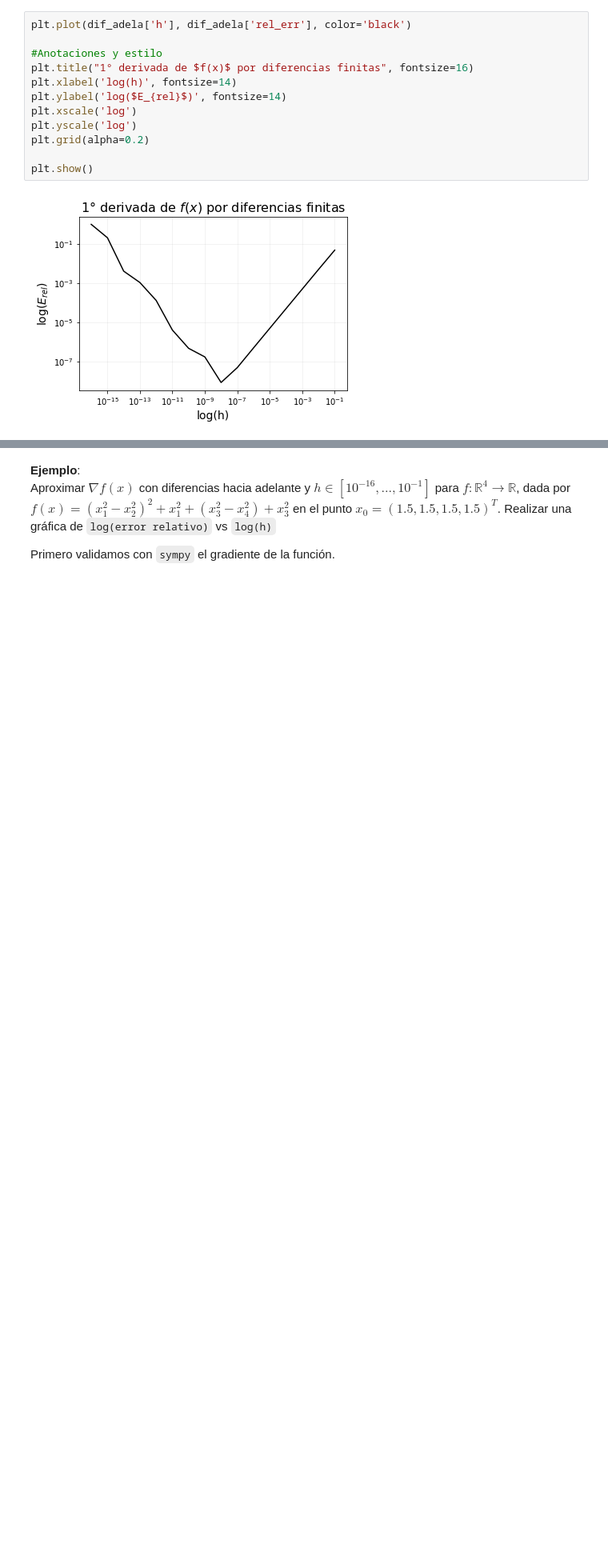
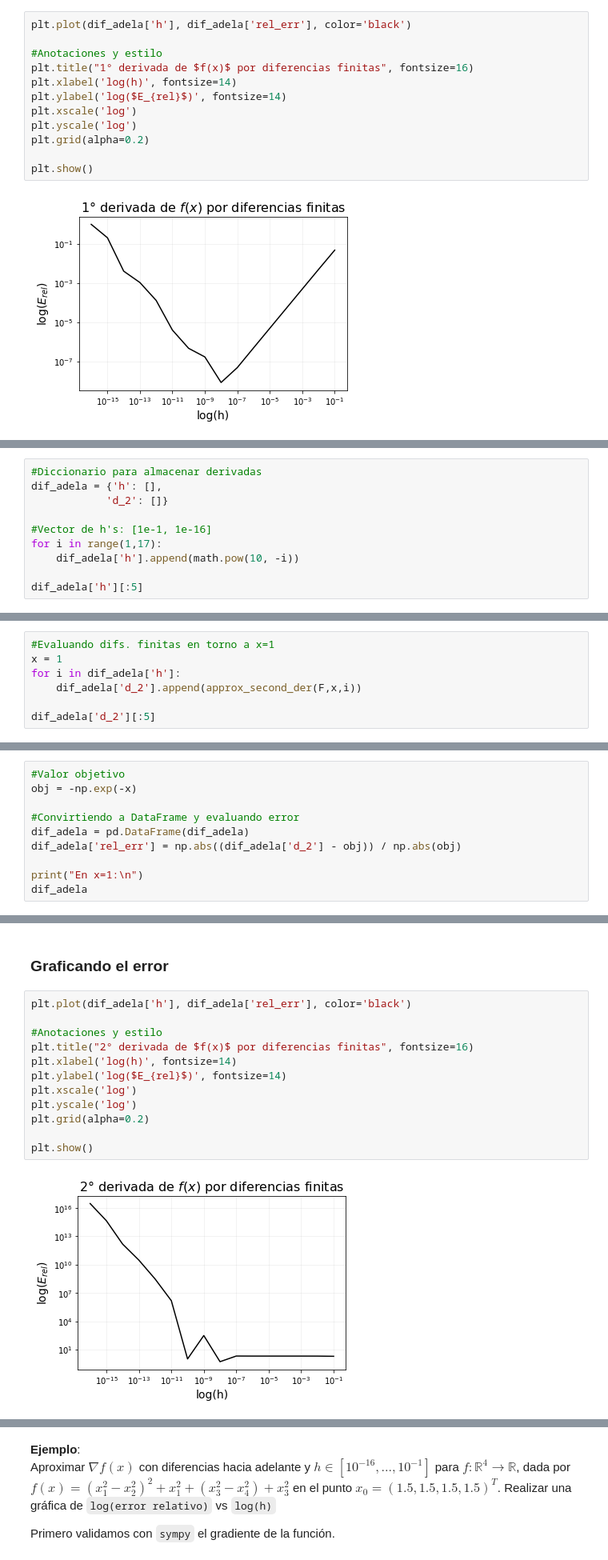
Before and after one commit to CAMM961001/itam-mcd, a Jupyter notebook: optimizacion/01-computo-cientifico/1.6-diferenciacion-numerica.ipynb, the cells around one changed output, grey strips where cells are left out. Shown: that part at 80% size. Saved outputs shown, nothing was run; the diff lists cells and outputs as text; blank space fills up the shorter version.

Commit message:
Graficando el error - Ejercicio

```diff
--- a/optimizacion/01-computo-cientifico/1.6-diferenciacion-numerica.ipynb
+++ b/optimizacion/01-computo-cientifico/1.6-diferenciacion-numerica.ipynb
@@ -291,0 +301,10 @@ plt.show()
+# %%
+#Diccionario para almacenar derivadas
+dif_adela = {'h': [],
+            'd_2': []}
+
+#Vector de h's: [1e-1, 1e-16]
+for i in range(1,17):
+    dif_adela['h'].append(math.pow(10, -i))
+
+dif_adela['h'][:5]
@@ -291,0 +313,7 @@ plt.show()
+# %%
+#Evaluando difs. finitas en torno a x=1
+x = 1
+for i in dif_adela['h']:
+    dif_adela['d_2'].append(approx_second_der(F,x,i))
+
+dif_adela['d_2'][:5]
@@ -291,0 +326,10 @@ plt.show()
+# %%
+#Valor objetivo
+obj = -np.exp(-x)
+
+#Convirtiendo a DataFrame y evaluando error
+dif_adela = pd.DataFrame(dif_adela)
+dif_adela['rel_err'] = np.abs((dif_adela['d_2'] - obj)) / np.abs(obj)
+
+print("En x=1:\n")
+dif_adela
@@ -291,0 +355,16 @@ plt.show()
+# %% [markdown]
+### Graficando el error
+# %%
+plt.plot(dif_adela['h'], dif_adela['rel_err'], color='black')
+
+#Anotaciones y estilo
+plt.title("2° derivada de $f(x)$ por diferencias finitas", fontsize=16)
+plt.xlabel('log(h)', fontsize=14)
+plt.ylabel('log($E_{rel}$)', fontsize=14)
+plt.xscale('log')
+plt.yscale('log')
+plt.grid(alpha=0.2)
+
+plt.show()
+# %% [output]
+[figure, added]
```
Also changed, not shown: parts of 12 cells of this notebook.
